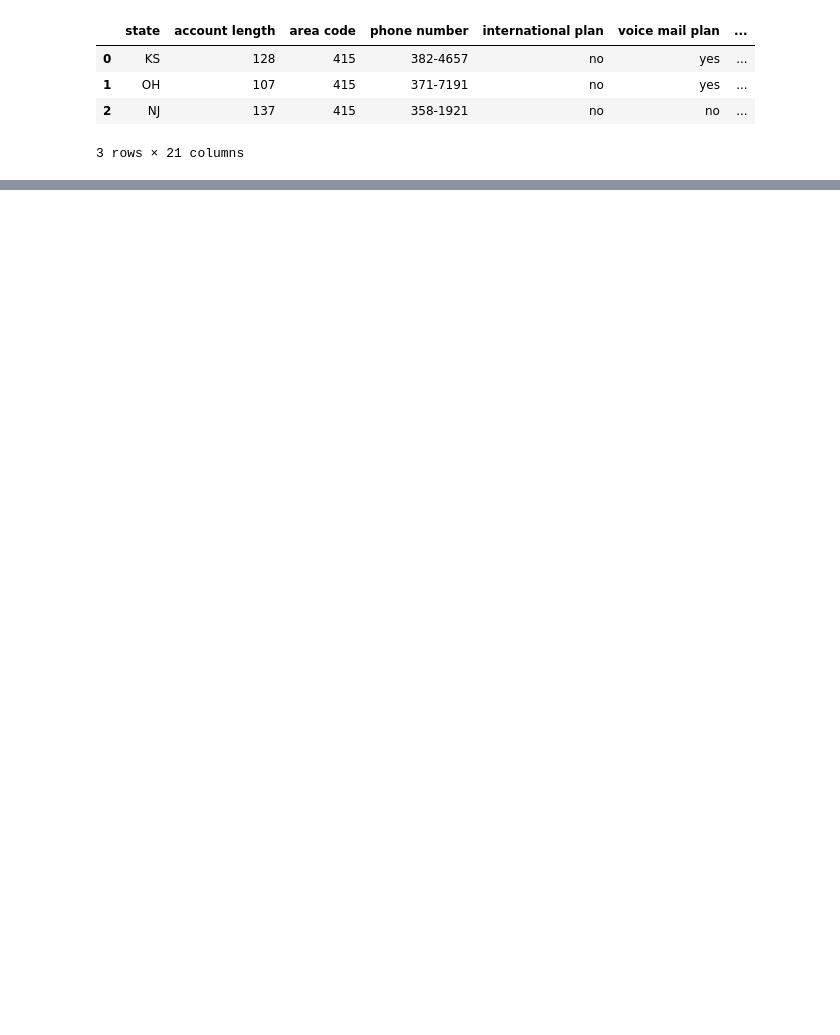
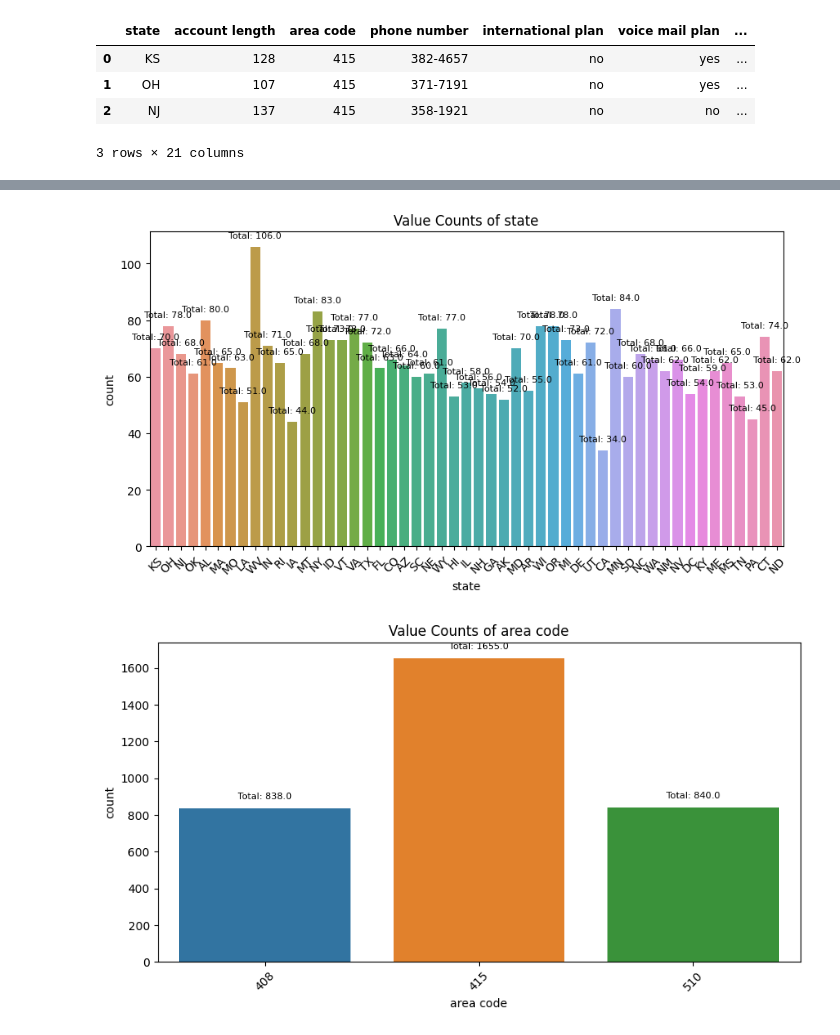
Before and after one commit to robbymumo/Phase-3-Project, a Jupyter notebook: index.ipynb, the cells around one changed output, grey strips where cells are left out. Drawn from its saved outputs; the diff is of its cells as text; code cells hidden in the pictures; blank space fills up the shorter version.

Commit message:
Data cleaned and visualized

```diff
--- a/index.ipynb
+++ b/index.ipynb
@@ -11,0 +86,6 @@ df.head(3)
+# %%
+# Removing hyphen and converting to numeric
+df['phone number'] = df['phone number'].str.replace('-', '').astype(int)
+
+# Setting the phone number as the index
+df.set_index('phone number', inplace=True)
@@ -11,0 +112,2 @@ df.head(3)
+# %%
+df['churn'] = df['churn'].astype(int)
@@ -11,0 +128,7 @@ df.head(3)
+# %%
+# # Mapping dictionary for conversion
+mapping = {'no': 0, 'yes': 1}
+
+# # Convert 'voice mail plan' column to numeric values
+df['voice mail plan'] = df['voice mail plan'].map(mapping)
+df['international plan'] = df['international plan'].map(mapping)
@@ -11,0 +242,24 @@ df.head(3)
+# %%
+categorical_columns =  [
+                    'state',
+                    'area code',
+                    'international plan',
+                    'voice mail plan',
+                    'customer service calls',
+                    'churn',
+                    'phone area code']
+numerical_columns = [
+                    'account length',
+                    'number vmail messages',
+                    'total day minutes',
+                    'total day calls',
+                    'total day charge',
+                    'total eve minutes',
+                    'total eve calls',
+                    'total eve charge',
+                    'total night minutes',
+                    'total night calls',
+                    'total night charge',
+                    'total intl minutes',
+                    'total intl calls',
+                    'total intl charge']
@@ -11,0 +275,5 @@ df.head(3)
+# %%
+count_plot(df, categorical_columns)
+# %% [output]
+[figure, added]
+[figure, added]
```
Also changed, not shown: parts of 24 cells of this notebook.
